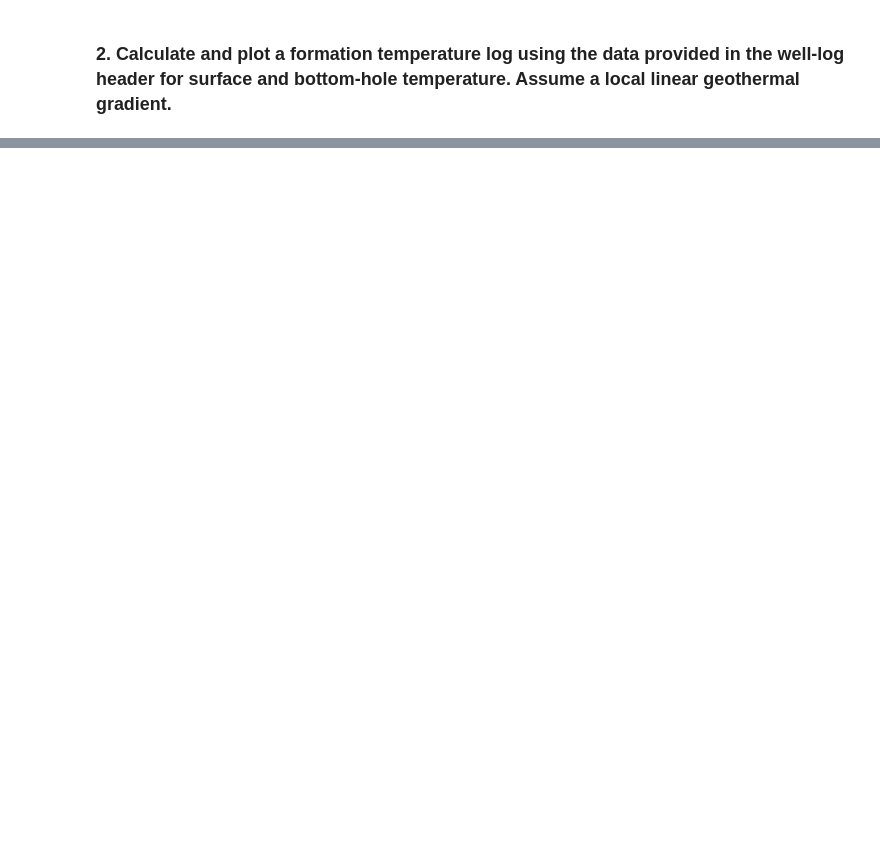
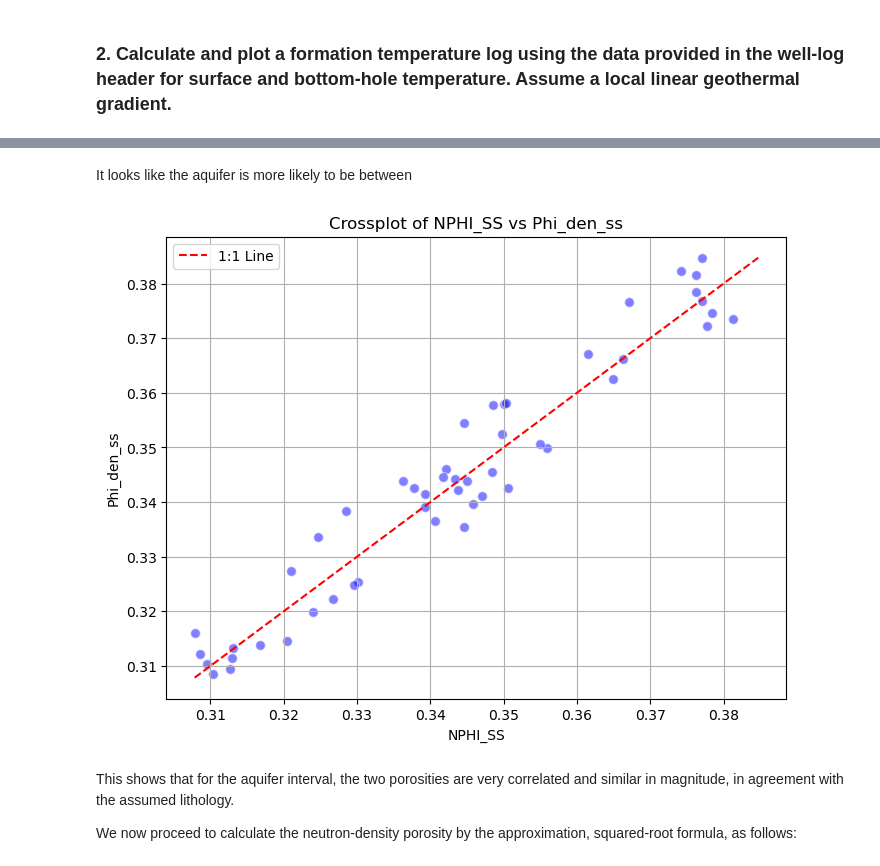
Before and after one commit to mariafgg-utpge/FE_HWK3, a Jupyter notebook: HWK3.ipynb, the cells around one changed output, grey strips where cells are left out. Drawn from its saved outputs; the diff is of its cells as text; code cells hidden in the pictures; blank space fills up the shorter version.

```diff
--- a/HWK3.ipynb
+++ b/HWK3.ipynb
@@ -172,0 +408,5 @@ plt.show()
+# %%
+rhoma = 2.65 # matrix density in g/cc
+rhof = 1 # fluid density in g/cc
+df2['Phi_den_ss'] = (rhoma - df2['RHOB'])/(rhoma-rhof)
+df2[['Phi_den_ss']].head()
@@ -172,0 +435,7 @@ plt.show()
+# %%
+# Archie's parameters
+a = 1
+m = 2.05
+n = 1.95
+
+df2['Rwapp'] = df2['RILD']*df2['Phi_den_ss']**m/a
@@ -172,0 +632,5 @@ plt.show()
+# %%
+# Aquifers have two conditions: Local GR minima and Neutron-Density Porosity Overlap
+# We first estimate the difference between Neutron porosity and the calculated apparent density porosity
+df2['diff_phi']=df2['NPHI_SS']-df2['Phi_den_ss']
+df2[['diff_phi']].describe()
@@ -172,0 +799,4 @@ plt.show()
+# %%
+# Filter the DataFrame to include rows where 'GR' is less than 40 and 'abs(diff_phi)' is less than or equal to 0.001
+filtered_df = df2[(df2['GR'] < 40) & (df2['diff_phi'].abs() <= 0.01)]
+filtered_df.describe()
@@ -172,0 +958,32 @@ plt.show()
+# %% [markdown]
+It looks like the aquifer is more likely to be between
+# %%
+
+# filtered_df is already defined and contains the necessary filtered data for GR and Diff_Phi minima
+plt.figure(figsize=(8, 6))
+
+# Create a scatter plot for the crossplot
+plt.scatter(filtered_df['NPHI_SS'], filtered_df['Phi_den_ss'], alpha=0.5, c='blue', edgecolors='w', s=50)
+
+# Add a 1-to-1 line
+min_val = min(filtered_df['NPHI_SS'].min(), filtered_df['Phi_den_ss'].min())
+max_val = max(filtered_df['NPHI_SS'].max(), filtered_df['Phi_den_ss'].max())
+plt.plot([min_val, max_val], [min_val, max_val], ls='--', c='red', label='1:1 Line')
+
+# Set labels and title
+plt.xlabel('NPHI_SS')
+plt.ylabel('Phi_den_ss')
+plt.title('Crossplot of NPHI_SS vs Phi_den_ss')
+
+# Show grid and legend
+plt.grid(True)
+plt.legend()
+
+# Display the plot
+plt.show()
+# %% [output]
+[figure, added]
+# %% [markdown]
+This shows that for the aquifer interval, the two porosities are very correlated and similar in magnitude, in agreement with the assumed lithology.
+
+We now proceed to calculate the neutron-density porosity by the approximation, squared-root formula, as follows:
```
Also changed, not shown: parts of 34 cells of this notebook.
